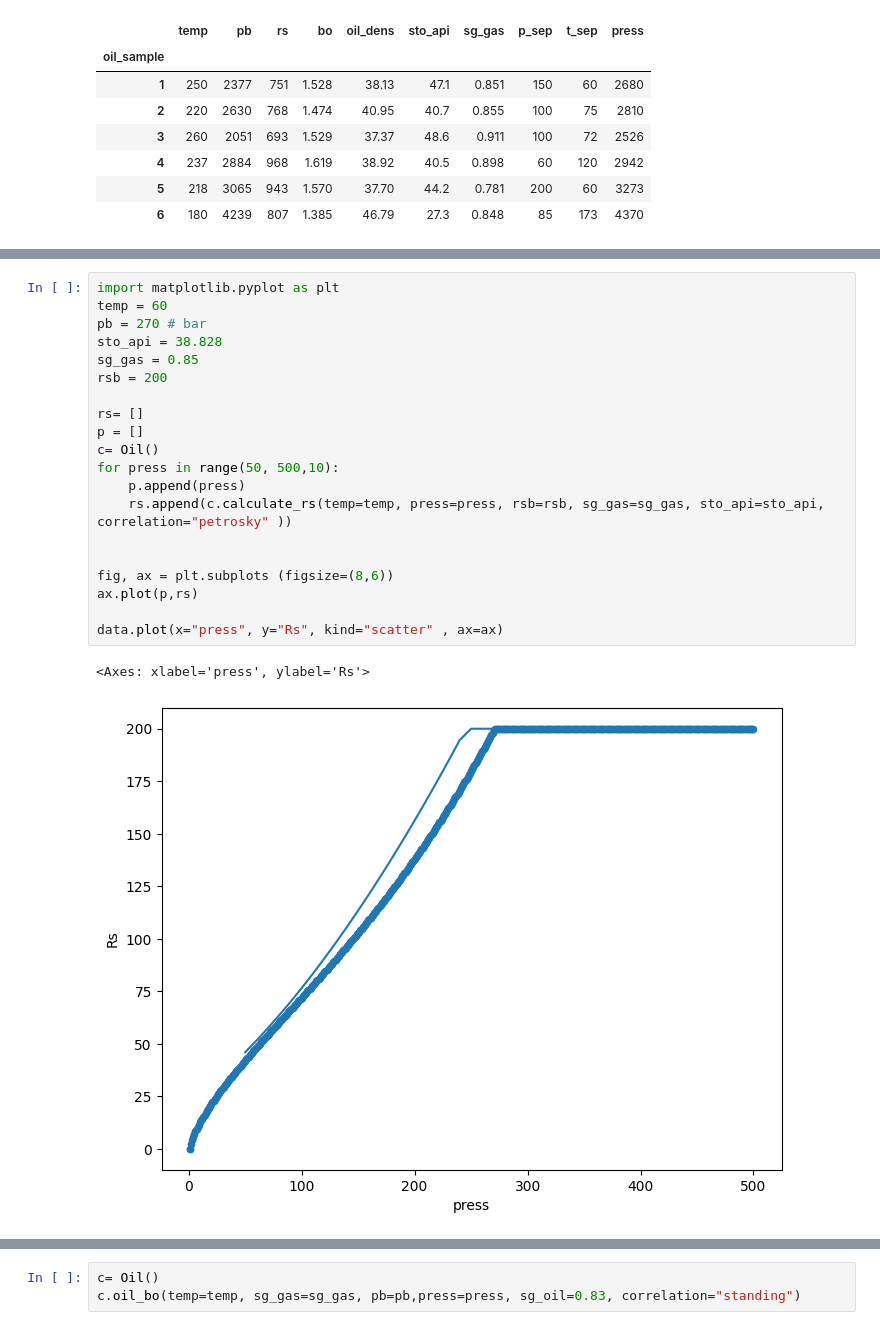
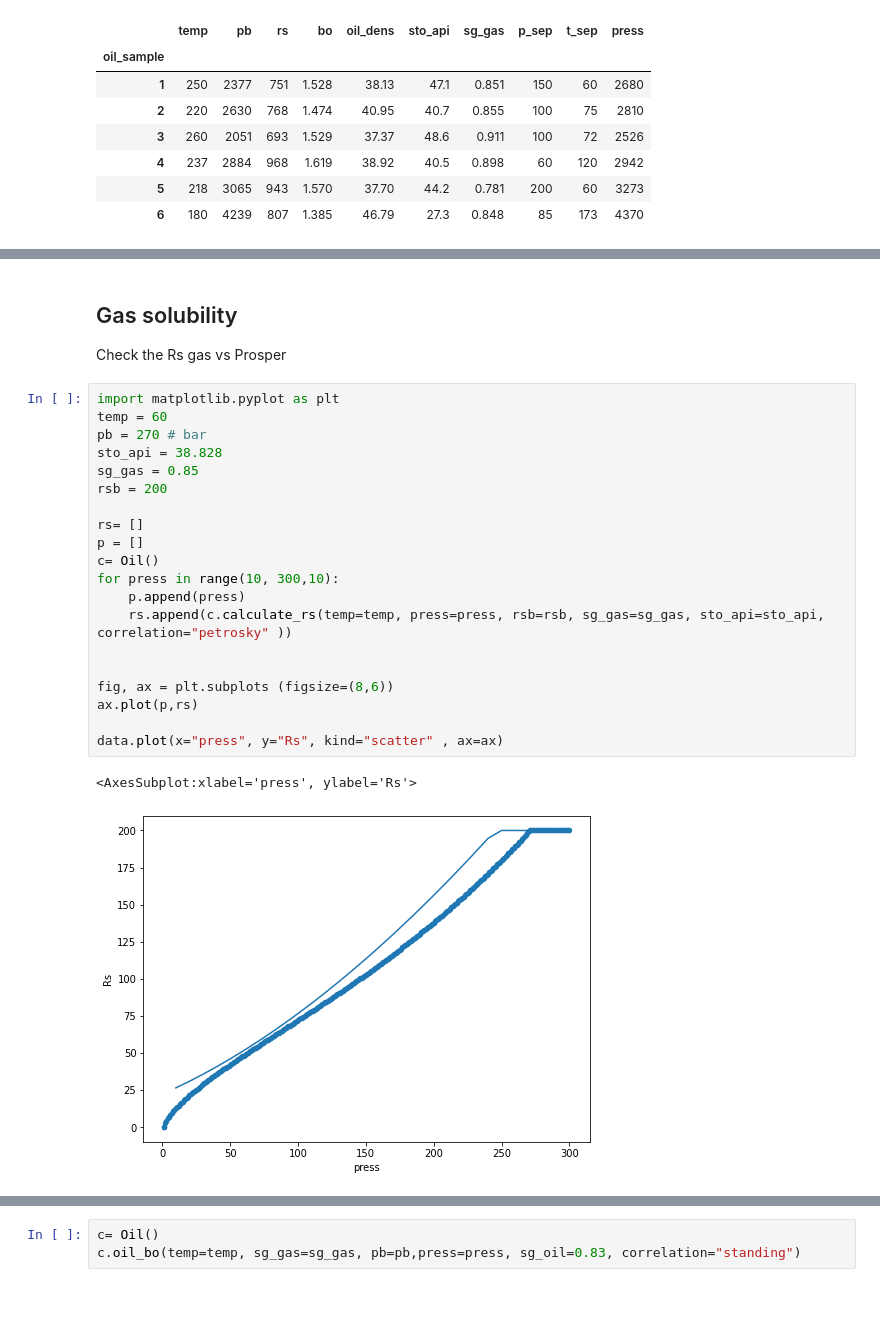
Before and after one commit to miroine/py_pvt, a Jupyter notebook: pvt/notebooks/pvt_correlation.ipynb, the cells around one changed output, grey strips where cells are left out. Drawn from its saved outputs; the diff is of its cells as text; blank space fills up the shorter version.

```diff
--- a/pvt/notebooks/pvt_correlation.ipynb
+++ b/pvt/notebooks/pvt_correlation.ipynb
@@ -775,23 +792,27 @@ data
+# %% [markdown]
+## Gas solubility
+
+Check the Rs gas vs Prosper
 # %%
 import matplotlib.pyplot as plt
 temp = 60
 pb = 270 # bar
 sto_api = 38.828
 sg_gas = 0.85
 rsb = 200
 
 rs= []
 p = []
 c= Oil()
-for press in range(50, 500,10):
+for press in range(10, 300,10):
     p.append(press)
     rs.append(c.calculate_rs(temp=temp, press=press, rsb=rsb, sg_gas=sg_gas, sto_api=sto_api, correlation="petrosky" ))
 
 
 fig, ax = plt.subplots (figsize=(8,6))
 ax.plot(p,rs)
 
 data.plot(x="press", y="Rs", kind="scatter" , ax=ax)
 # %% [output]
-<Axes: xlabel='press', ylabel='Rs'>
+<AxesSubplot:xlabel='press', ylabel='Rs'>
-[figure, old version]
+[figure, new version]
```
Also changed, not shown: parts of 54 cells of this notebook, 12 other files.
